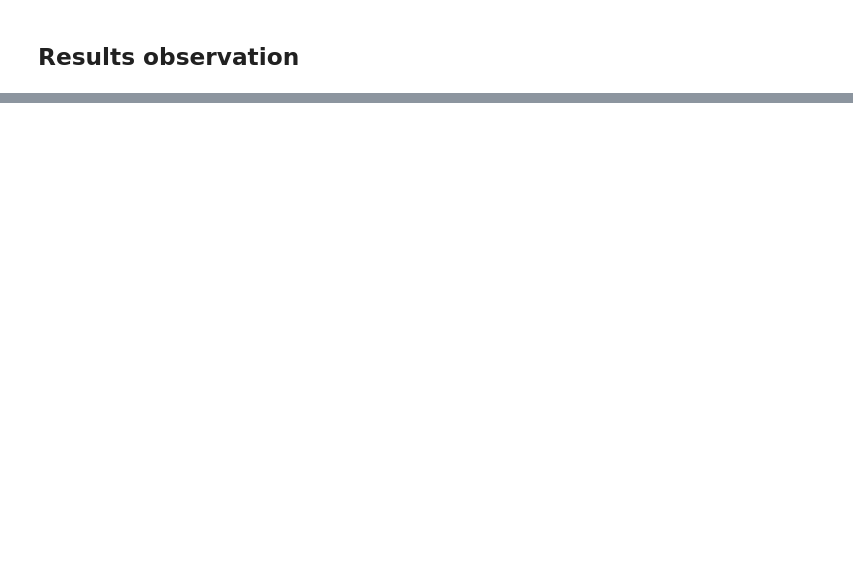
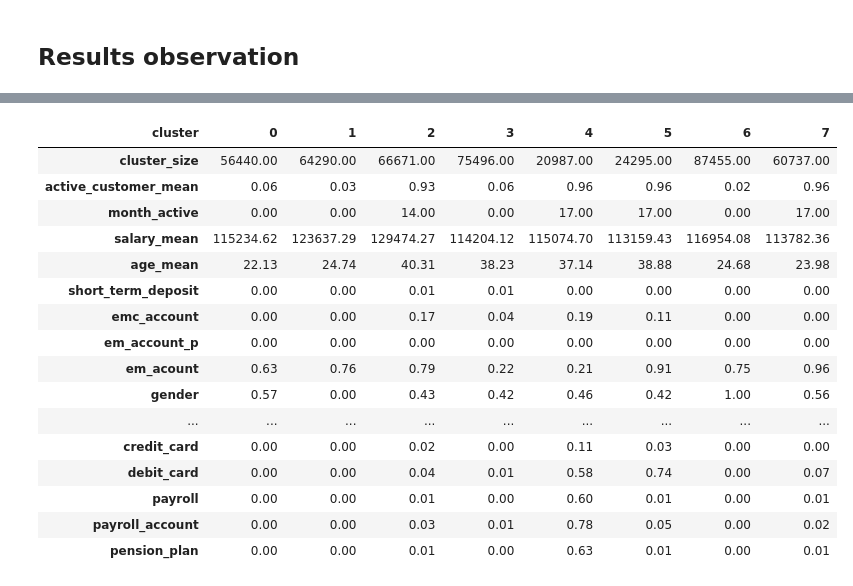
Before and after one commit to Nerea26/easy-money, a Jupyter notebook: notebooks/4.0-aamv-prep-for-clustering.ipynb, the cells around one changed output, grey strips where cells are left out. Cells and saved outputs as stored; diff of their text form; code cells hidden in the pictures; blank space fills up the shorter version.

Commit message:
month active added to cluster

```diff
--- a/notebooks/4.0-aamv-prep-for-clustering.ipynb
+++ b/notebooks/4.0-aamv-prep-for-clustering.ipynb
@@ -368,6 +394,7 @@ cluster_gb = clustering_result.groupby("cluster")
 cluster_report = cluster_gb.agg(
     # active_customer
     active_customer_mean=("active_customer_mean", FeatureGenerator.get_mean),
+    month_active=("month_active", np.median),
 
     # salary
     # salary_min=("salary_mean", np.min),
@@ -406,32 +433,50 @@ cluster_report = cluster_gb.agg(
     #mortgage
     mortgage=("mortgage", FeatureGenerator.get_mean),
 
     #funds
     funds=('funds', FeatureGenerator.get_mean),
 
     #securities
     securities=('securities', FeatureGenerator.get_mean),
 
     #long_term_deposit
     long_term_deposit=('long_term_deposit', FeatureGenerator.get_mean),
 
     #credit/debit card
     credit_card=('credit_card', FeatureGenerator.get_mean),
     debit_card=('debit_card', FeatureGenerator.get_mean),
 
     #payroll
     payroll=('payroll', FeatureGenerator.get_mean),
     payroll_account=('payroll_account', FeatureGenerator.get_mean),
 
     #pension_plan
     pension_plan=('pension_plan', FeatureGenerator.get_mean)
 )
 cluster_report.to_csv(f"{__PROCESSED_DATA_PATH__}/cluster_df.csv")
 
 cluster_size = cluster_gb.size().to_frame()
 cluster_size.columns = ["cluster_size"]
 
 cluster_report = cluster_size.T.append(cluster_report.T)
 cluster_report
+# %% [output]
+| cluster | 0 | 1 | 2 | 3 | 4 | 5 | 6 | 7 |
+| cluster_size | 56440.00 | 64290.00 | 66671.00 | 75496.00 | 20987.00 | 24295.00 | 87455.00 | 60737.00 |
+| active_customer_mean | 0.06 | 0.03 | 0.93 | 0.06 | 0.96 | 0.96 | 0.02 | 0.96 |
+| month_active | 0.00 | 0.00 | 14.00 | 0.00 | 17.00 | 17.00 | 0.00 | 17.00 |
+| salary_mean | 115234.62 | 123637.29 | 129474.27 | 114204.12 | 115074.70 | 113159.43 | 116954.08 | 113782.36 |
+| age_mean | 22.13 | 24.74 | 40.31 | 38.23 | 37.14 | 38.88 | 24.68 | 23.98 |
+| short_term_deposit | 0.00 | 0.00 | 0.01 | 0.01 | 0.00 | 0.00 | 0.00 | 0.00 |
+| emc_account | 0.00 | 0.00 | 0.17 | 0.04 | 0.19 | 0.11 | 0.00 | 0.00 |
+| em_account_p | 0.00 | 0.00 | 0.00 | 0.00 | 0.00 | 0.00 | 0.00 | 0.00 |
+| em_acount | 0.63 | 0.76 | 0.79 | 0.22 | 0.21 | 0.91 | 0.75 | 0.96 |
+| gender | 0.57 | 0.00 | 0.43 | 0.42 | 0.46 | 0.42 | 1.00 | 0.56 |
+| ... | ... | ... | ... | ... | ... | ... | ... | ... |
+| credit_card | 0.00 | 0.00 | 0.02 | 0.00 | 0.11 | 0.03 | 0.00 | 0.00 |
+| debit_card | 0.00 | 0.00 | 0.04 | 0.01 | 0.58 | 0.74 | 0.00 | 0.07 |
+| payroll | 0.00 | 0.00 | 0.01 | 0.00 | 0.60 | 0.01 | 0.00 | 0.01 |
+| payroll_account | 0.00 | 0.00 | 0.03 | 0.01 | 0.78 | 0.05 | 0.00 | 0.02 |
+| pension_plan | 0.00 | 0.00 | 0.01 | 0.00 | 0.63 | 0.01 | 0.00 | 0.01 |
 # %%
 cluster_report.style.background_gradient(cmap='BuGn', axis=1)
```
Also changed, not shown: parts of 5 cells of this notebook.
